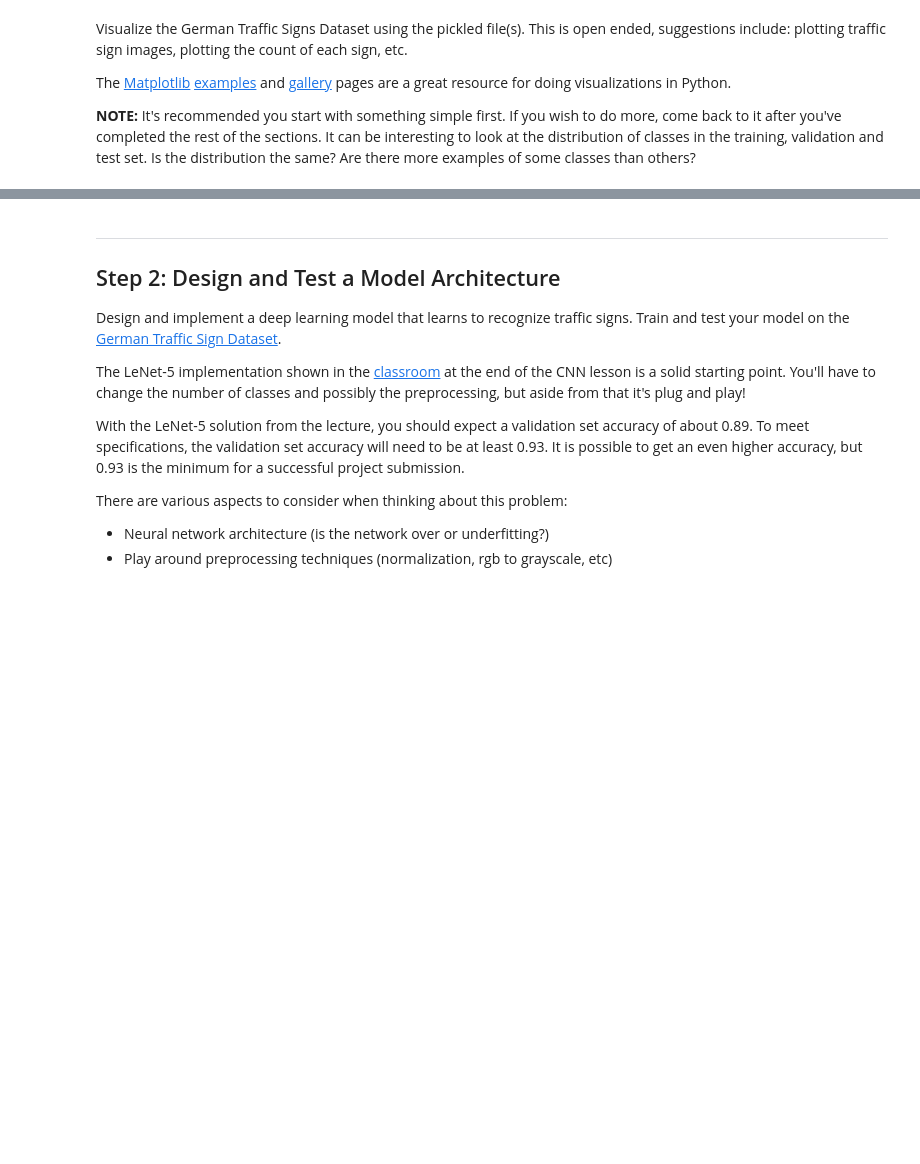
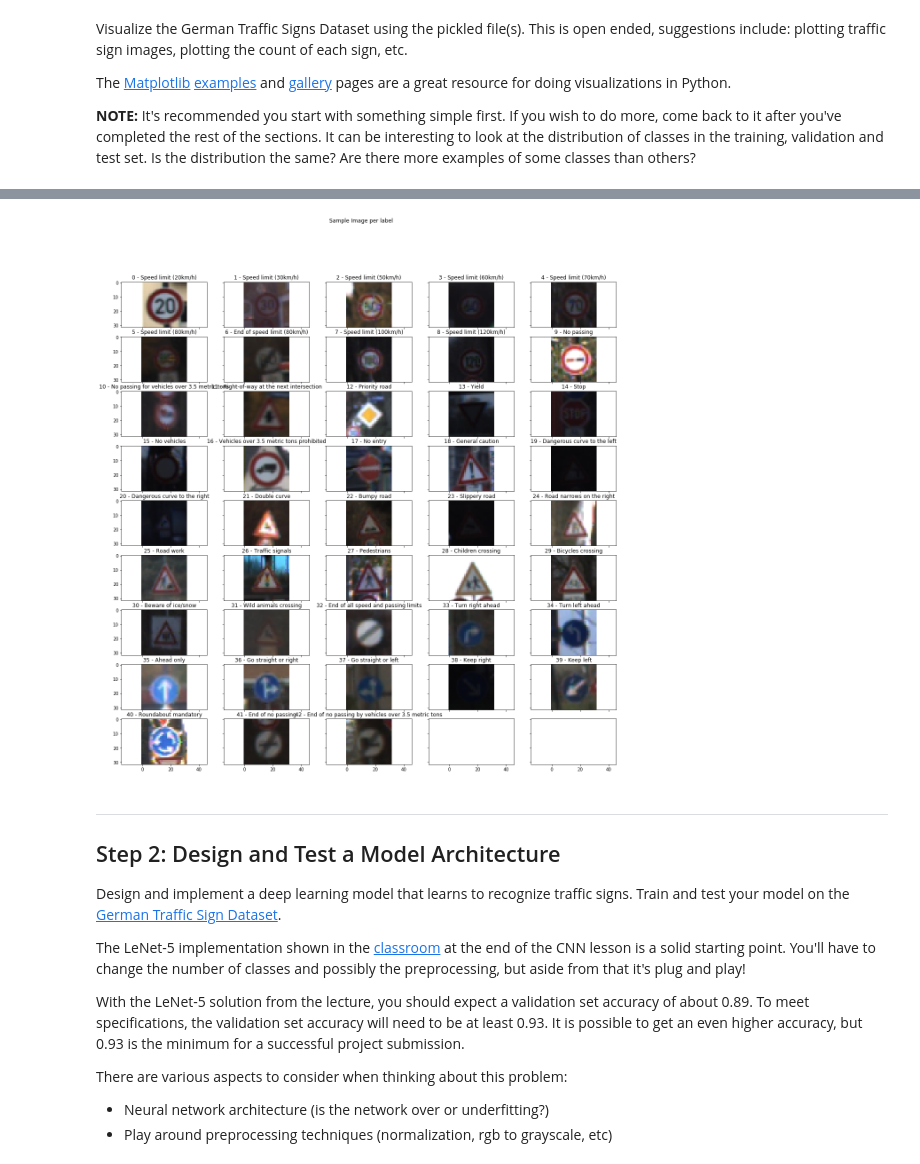
Before and after one commit to lluiscanet/CarND-Traffic-Sign-Classifier-Project, a Jupyter notebook: Traffic_Sign_Classifier.ipynb, the cells around one changed output, grey strips where cells are left out. Cells and saved outputs as stored; diff of their text form; code cells hidden in the pictures; blank space fills up the shorter version.

```diff
--- a/Traffic_Sign_Classifier.ipynb
+++ b/Traffic_Sign_Classifier.ipynb
@@ -137,4 +140,20 @@ show_plot_array([y_train, y_valid, y_test], ["Train", "Validation", "Test"], "La
 [figure]
+# %%
+
+def get_image_per_label(x, y):
+    labels = range(0,43)
+    images = []
+    for i in labels:
+        images.append(x[y == i][0])
+    return images, labels
+
+label_names = pd.read_csv('./signnames.csv')
+label_names = label_names.set_index('ClassId').to_dict()['SignName']
+imgs, labels = get_image_per_label(X_train, y_train)
+names = [str(lab)+' - '+label_names[lab] for lab in labels]
+show_plot_array(imgs, names, "Sample Image per label", num_cols=5, figsize=(20,20))
+# %% [output]
+[figure, added]
 # %% [markdown]
 ----
 
```
Also changed, not shown: parts of 11 cells of this notebook, 13 other files.
